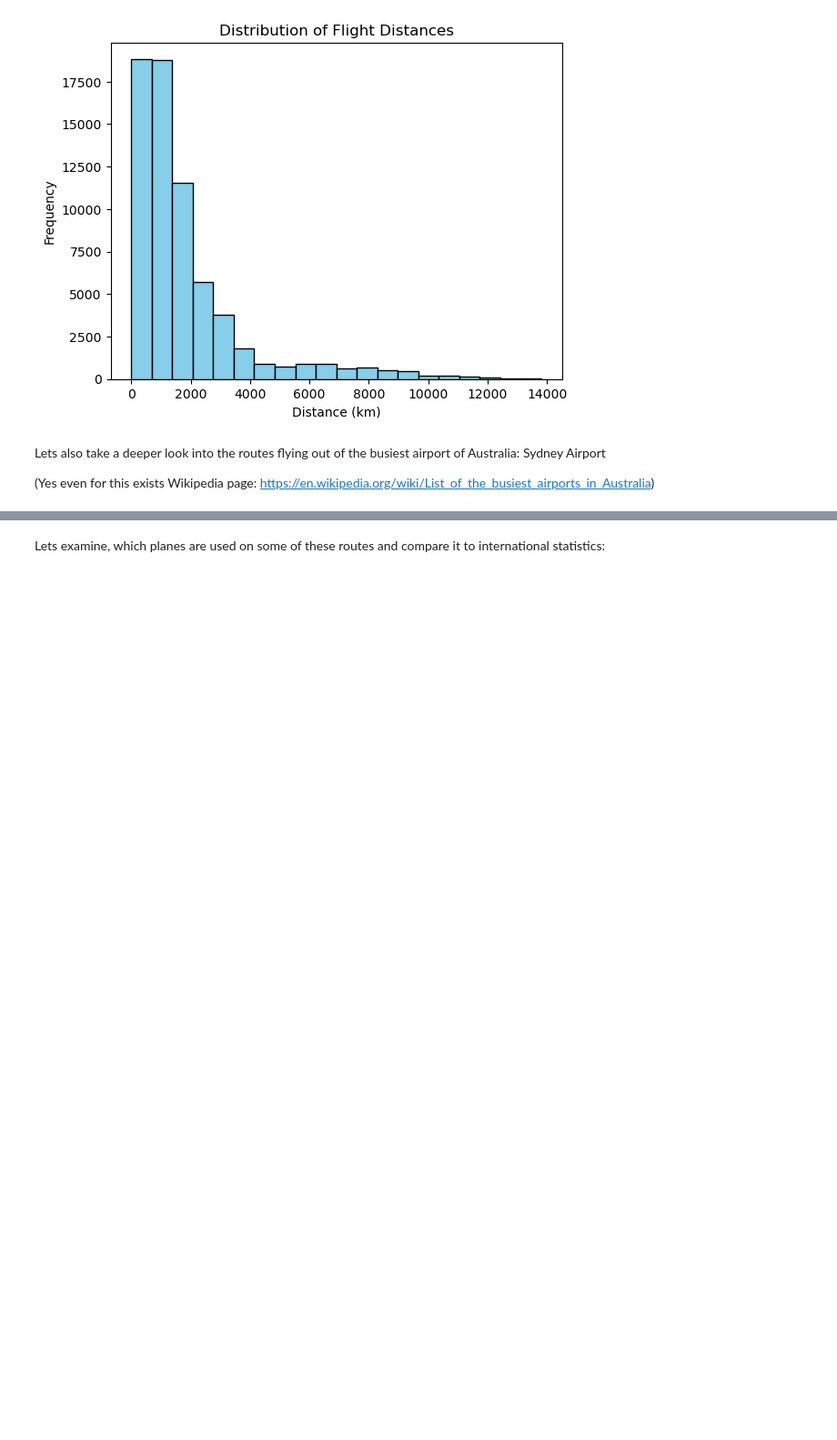
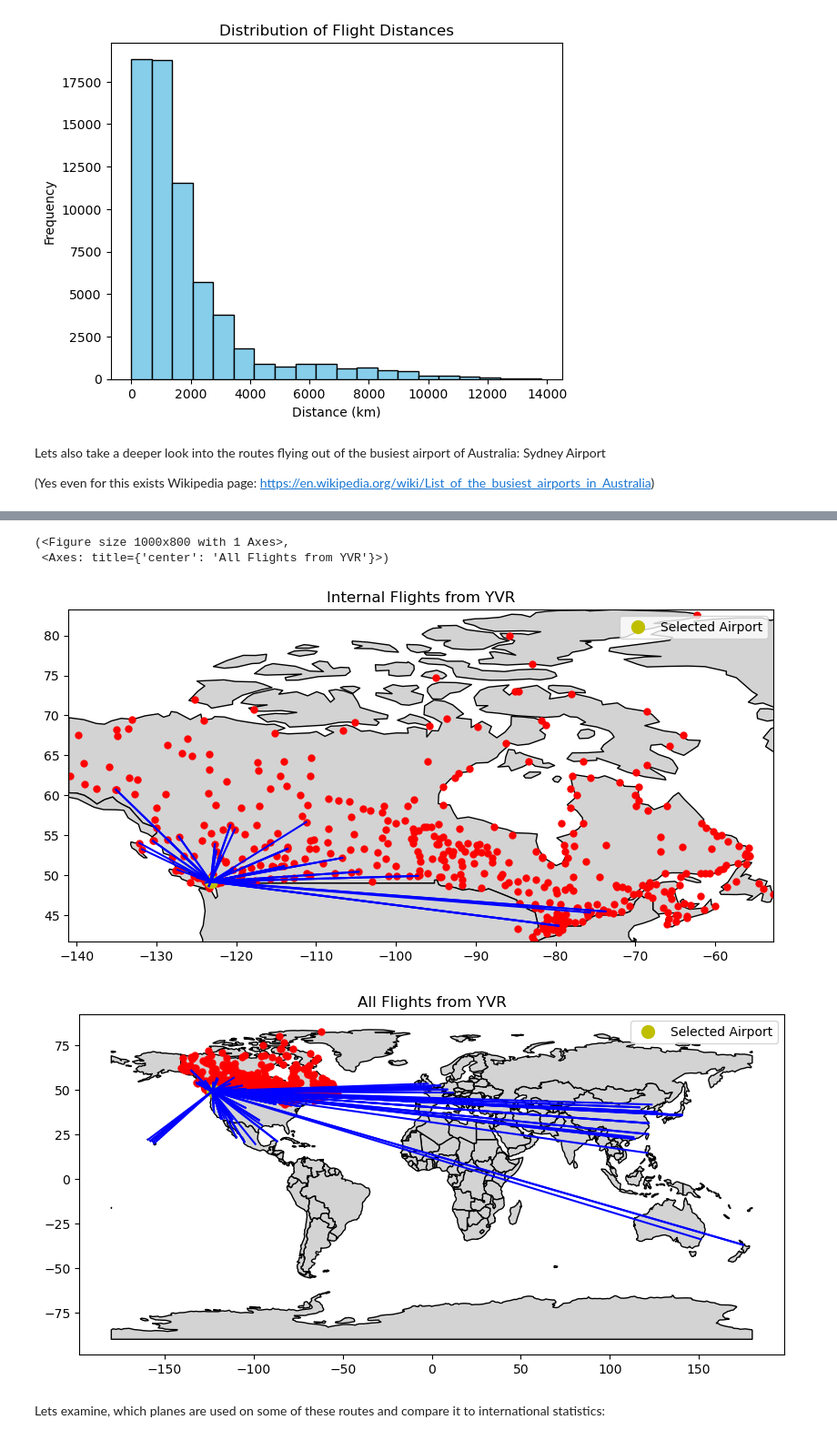
Before and after one commit to BenjaminSchmidt2000/flight-predictor, a Jupyter notebook: Showcase_Notebook.ipynb, the cells around one changed output, grey strips where cells are left out. Shown at 91% size. Saved outputs shown, nothing was run; the diff lists cells and outputs as text; code cells hidden in the pictures; blank space fills up the shorter version.

```diff
--- a/Showcase_Notebook.ipynb
+++ b/Showcase_Notebook.ipynb
@@ -87,3 +83,11 @@ data_downloader.plot_flights("SYD", fig=False, internal=False)
+# %%
+data_downloader.plot_flights("YVR", fig=False, internal=True)
+data_downloader.plot_flights("YVR", fig=False, internal=False)
+# %% [output]
+(<Figure size 1000x800 with 1 Axes>,
+ <Axes: title={'center': 'All Flights from YVR'}>)
+[figure, added]
+[figure, added]
 # %% [markdown]
 Lets examine, which planes are used on some of these routes and compare it to international statistics:
 # %%
```
Also changed, not shown: parts of 13 cells of this notebook, 1 other file.
